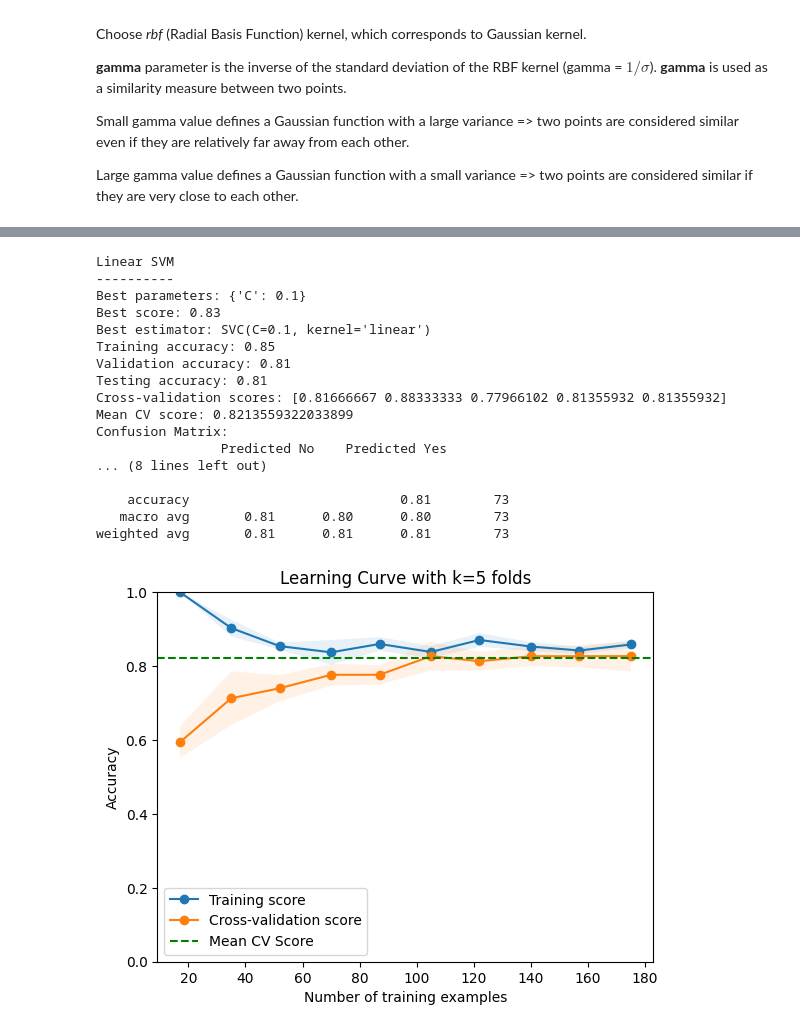
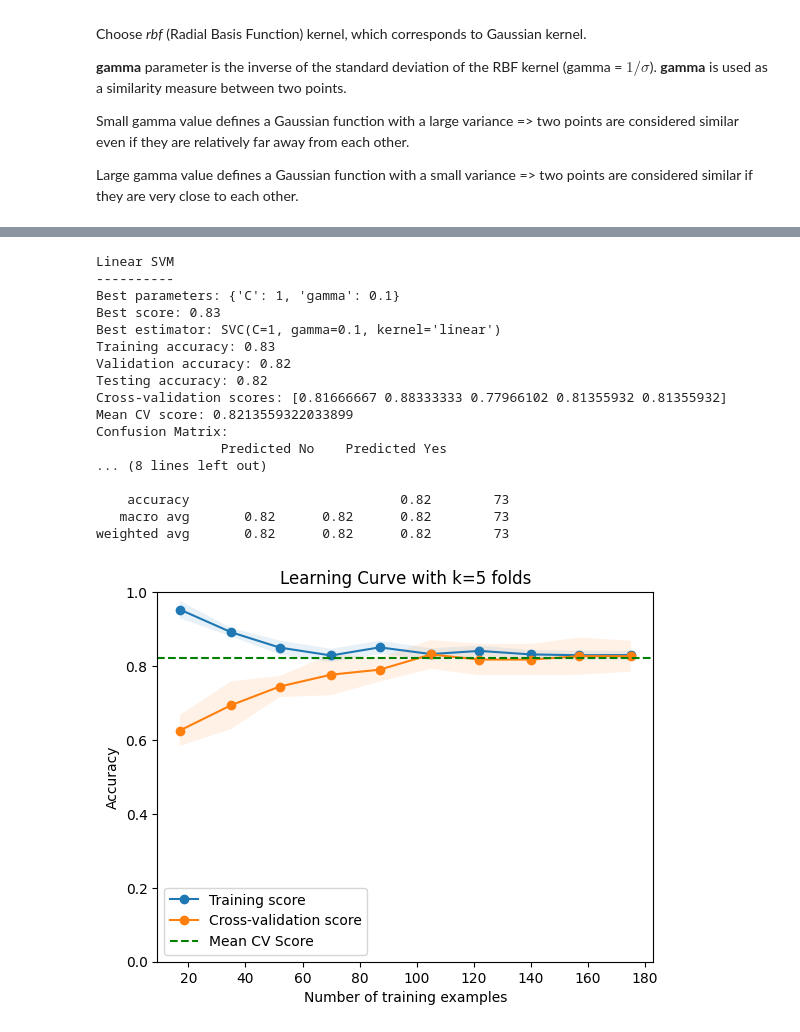
Before and after one commit to icbaptista/heart-disease-prediction-with-ML, a Jupyter notebook: svm.ipynb, the cells around one changed output, grey strips where cells are left out. Cells and saved outputs as stored; diff of their text form; code cells hidden in the pictures.

```diff
--- a/svm.ipynb
+++ b/svm.ipynb
@@ -100,6 +100,8 @@ data = data.drop("serumCholesterol", axis=1)
 myNames.remove("serumCholesterol")
 data = data.drop("stSlope", axis=1)
 myNames.remove("stSlope")
+data = data.drop("restingBP", axis=1)
+myNames.remove("restingBP")
 # %% [output]
 Num features: 13
 Num examples: 297
@@ -148,11 +150,12 @@ def costFunction(theta, X, y, C):
 # %%
 from sklearn.preprocessing import StandardScaler, OneHotEncoder
 from sklearn.model_selection import train_test_split
+from sklearn.decomposition import PCA
 
 # Normalization
 # Binary features do not need normalization as they are already 0 or 1
 
-numeric_features = ['age', 'restingBP', "serumCholesterol", "maxHeartRate", "stDepression", "majorVessels"]
+numeric_features = ['age', "maxHeartRate", "stDepression", "majorVessels"]
 
 for f in numeric_features:
     if f not in myNames:
@@ -160,7 +163,7 @@ for f in numeric_features:
 
 
 # Nominal categorical features have no hierarchical order (as opposed to [very healthy, healthy, unhealthy, very unhealthy])
-nominal_categorical_features = ["chestPainType", "restingEcg", "thalassemia"]
+nominal_categorical_features = ["chestPainType", "thalassemia"]
 
 for f in nominal_categorical_features:
     if f not in myNames:
@@ -178,7 +181,8 @@ nominal_cat_encoded = pd.DataFrame(nominal_cat_encoded.toarray(), columns=encode
 data_normalized = pd.concat([data_normalized.drop(nominal_categorical_features, axis=1), nominal_cat_encoded], axis=1)
 data_normalized = data_normalized.dropna(subset=['diagnosis']) # Drop NaN diagnosis
 data_normalized = data_normalized.dropna()
-print("Num features after encoding + normalization:", data_normalized.shape[1])
+
+print("Num features after encoding + normalization:", data_normalized.shape[1]-1)
 
 X_train, X_test, y_train, y_test = train_test_split(data_normalized.drop("diagnosis", axis=1),
                                                 data_normalized["diagnosis"],
@@ -294,7 +331,8 @@ print("Linear SVM")
 print("----------")
 
 # Define the hyperparameter grid
-param_grid_linear = {'C': [0.1, 1, 10]}
+param_grid_linear = {'C': [0.1, 1, 10],
+              'gamma': [0.1, 1, 10]}
 
 # Declare the linear SVM classifier
 linear_classifier = SVC(kernel='linear')
@@ -364,9 +402,9 @@ from sklearn.model_selection import learning_curve
 
 # Define the training sizes for the learning curve
 train_sizes, train_scores, test_scores = learning_curve(
-    estimator=linear_classifier,
+    estimator=best_classifier_linear,
     X=X_train,
-    y=y_train,
+    y=y_train.ravel(),
     train_sizes=np.linspace(0.1, 1.0, 10),
     cv=5,
     scoring="accuracy",
@@ -374,39 +412,39 @@ train_sizes, train_scores, test_scores = learning_curve(
 )
 
 # Calculate means and standard deviations for training and test scores
 train_mean = np.mean(train_scores, axis=1)
 train_std = np.std(train_scores, axis=1)
 test_mean = np.mean(test_scores, axis=1)
 test_std = np.std(test_scores, axis=1)
 
 # Plot learning curve
 plt.plot(train_sizes, train_mean, 'o-', label="Training score")
 plt.fill_between(train_sizes, train_mean - train_std, train_mean + train_std, alpha=0.1)
 plt.plot(train_sizes, test_mean,  'o-', label="Cross-validation score")
 plt.fill_between(train_sizes, test_mean - test_std, test_mean + test_std, alpha=0.1)
 plt.axhline(y=np.mean(cv_scores), color='g', linestyle='--', label='Mean CV Score')  # Add line for mean CV score
 plt.xlabel("Number of training examples")
 plt.ylabel("Accuracy")
 plt.title("Learning Curve with k=5 folds")
 plt.legend()
 plt.ylim(0, 1)  # Set the y-axis range from 0 to 1
 plt.show()
 # %% [output]
 Linear SVM
 ----------
-Best parameters: {'C': 0.1}
+Best parameters: {'C': 1, 'gamma': 0.1}
 Best score: 0.83
-Best estimator: SVC(C=0.1, kernel='linear')
-Training accuracy: 0.85
-Validation accuracy: 0.81
-Testing accuracy: 0.81
+Best estimator: SVC(C=1, gamma=0.1, kernel='linear')
+Training accuracy: 0.83
+Validation accuracy: 0.82
+Testing accuracy: 0.82
 Cross-validation scores: [0.81666667 0.88333333 0.77966102 0.81355932 0.81355932]
 Mean CV score: 0.8213559322033899
 Confusion Matrix:
                 Predicted No    Predicted Yes
 ... (8 lines left out)
 
-    accuracy                           0.81        73
-   macro avg       0.81      0.80      0.80        73
-weighted avg       0.81      0.81      0.81        73
+    accuracy                           0.82        73
+   macro avg       0.82      0.82      0.82        73
+weighted avg       0.82      0.82      0.82        73
-[figure, old version]
+[figure, new version]
```
Also changed, not shown: parts of 4 cells of this notebook, 2 other files.
